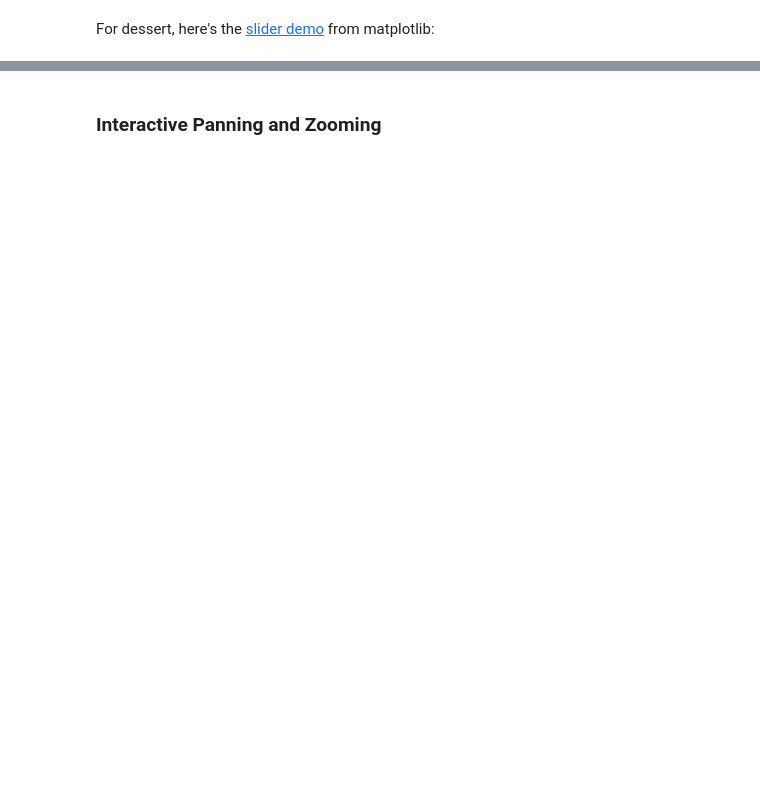
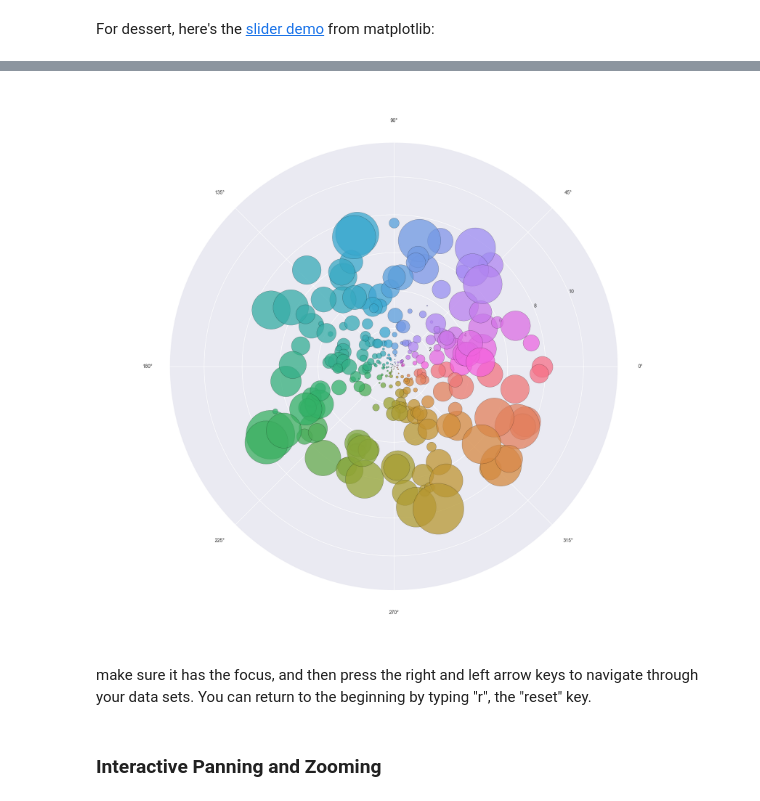
Before and after one commit to masteringmatplotlib/interaction, a Jupyter notebook: notebooks/mmpl-interaction.ipynb, the cells around one changed output, grey strips where cells are left out. Saved outputs shown, nothing was run; the diff lists cells and outputs as text; code cells hidden in the pictures; blank space fills up the shorter version.

```diff
--- a/notebooks/mmpl-interaction.ipynb
+++ b/notebooks/mmpl-interaction.ipynb
@@ -300,3 +442,11 @@ plt.show()
+# %%
+from IPython.display import Image
+
+Image("figure_1.png")
+# %% [output]
+[figure, added]
+# %% [markdown]
+make sure it has the focus, and then press the right and left arrow keys to navigate through your data sets. You can return to the beginning by typing "r", the "reset" key.
 # %% [markdown]
 ### Interactive Panning and Zooming
 # %%
```
Also changed, not shown: parts of 10 cells of this notebook, 1 other file.
